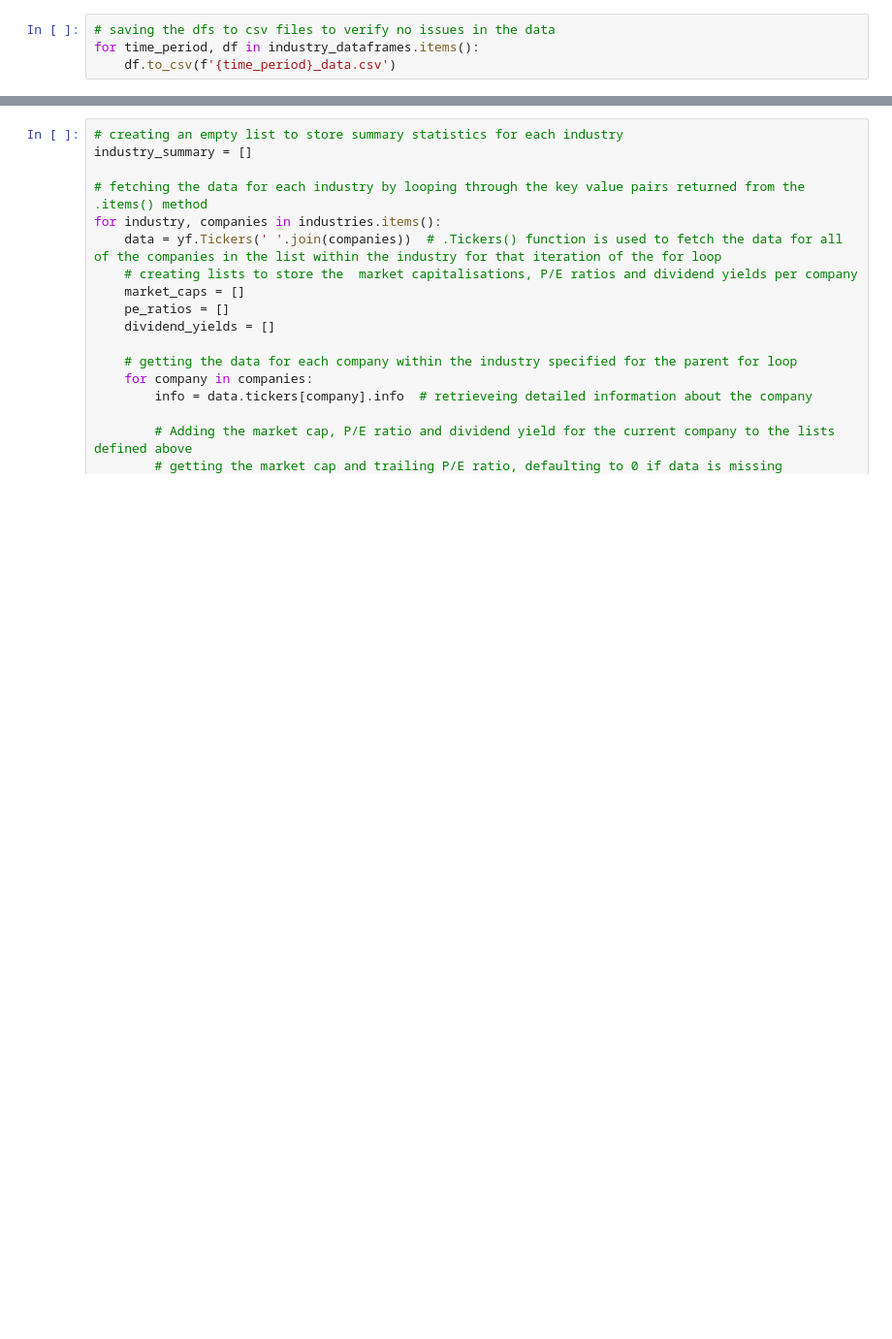
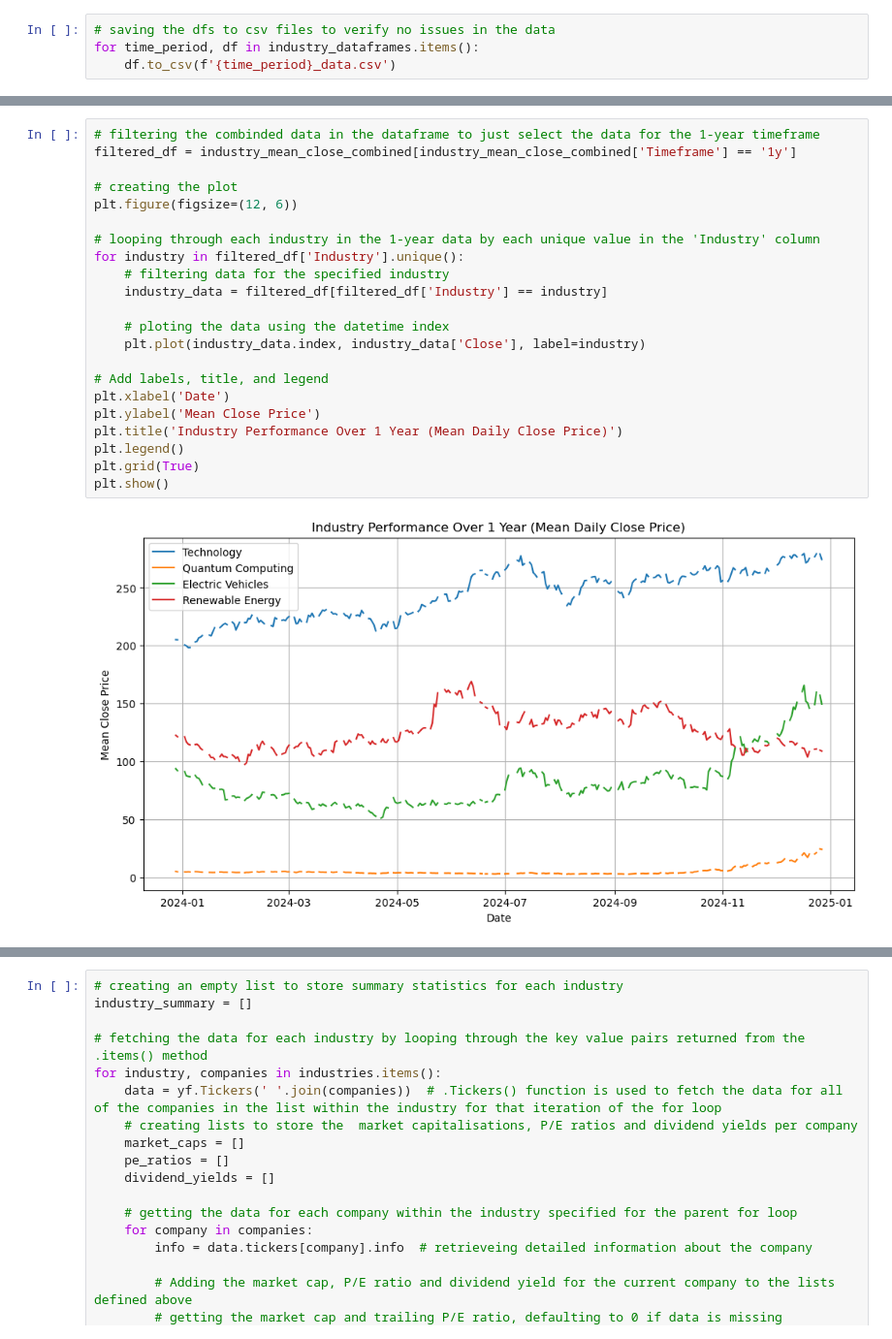
Before and after one commit to Ange-Dvs/PFDA-project, a Jupyter notebook: stocks.ipynb, the cells around one changed output, grey strips where cells are left out. Shown: that part at 97% size. Saved outputs shown, nothing was run; the diff lists cells and outputs as text; blank space fills up the shorter version.

Commit message:
Df created to store the mean close price per day. Then line plots created to show the trends of the data over the different timeperiods.

```diff
--- a/stocks.ipynb
+++ b/stocks.ipynb
@@ -206,0 +258,24 @@ for time_period, df in industry_dataframes.items():
+# %%
+# filtering the combinded data in the dataframe to just select the data for the 1-year timeframe
+filtered_df = industry_mean_close_combined[industry_mean_close_combined['Timeframe'] == '1y']
+
+# creating the plot
+plt.figure(figsize=(12, 6))
+
+# looping through each industry in the 1-year data by each unique value in the 'Industry' column
+for industry in filtered_df['Industry'].unique():
+    # filtering data for the specified industry
+    industry_data = filtered_df[filtered_df['Industry'] == industry]
+
+    # ploting the data using the datetime index
+    plt.plot(industry_data.index, industry_data['Close'], label=industry)
+
+# Add labels, title, and legend
+plt.xlabel('Date')
+plt.ylabel('Mean Close Price')
+plt.title('Industry Performance Over 1 Year (Mean Daily Close Price)')
+plt.legend()
+plt.grid(True)
+plt.show()
+# %% [output]
+[figure, added]
```
Also changed, not shown: parts of 7 cells of this notebook, 3 other files.
